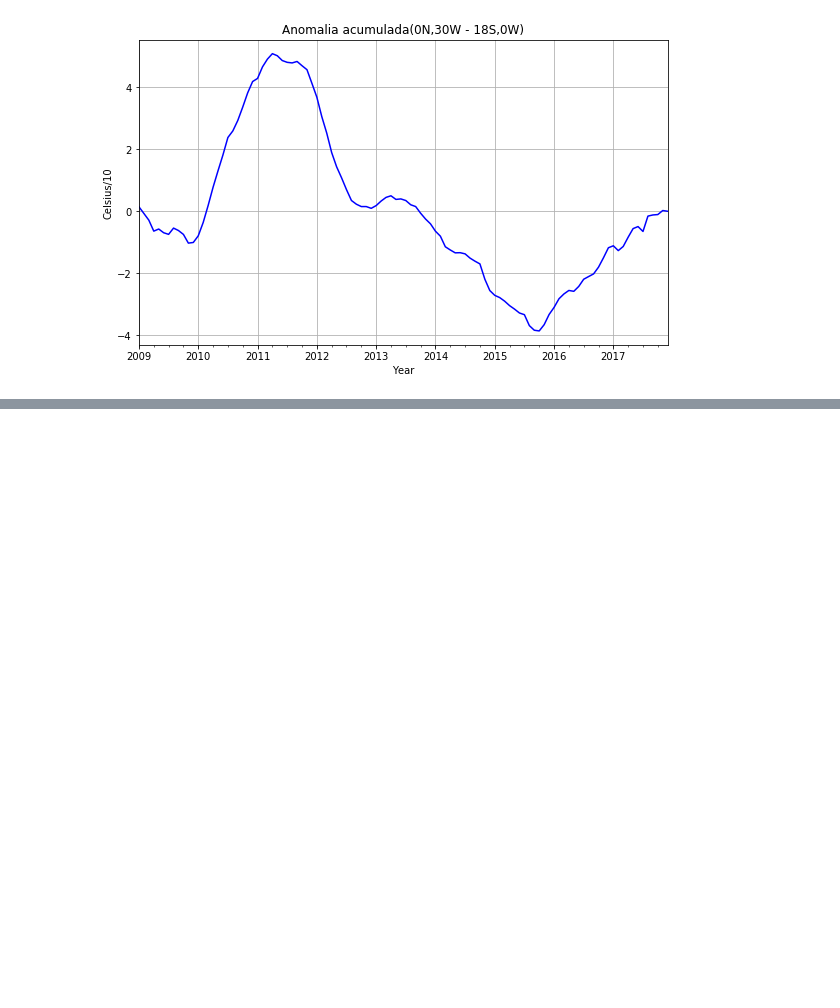
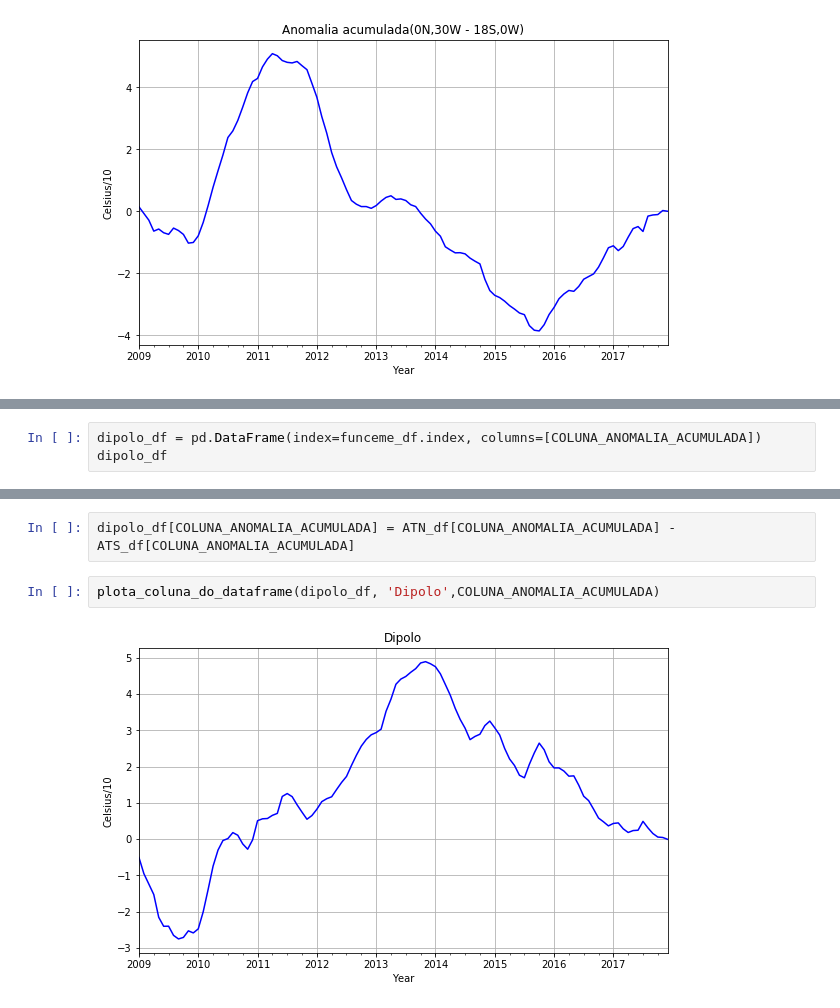
Before and after one commit to tiagotele/experimentos_oceanografia, a Jupyter notebook: Exame dos dados de anomalia.ipynb, the cells around one changed output, grey strips where cells are left out. Drawn from its saved outputs; the diff is of its cells as text; blank space fills up the shorter version.

Commit message:
Adicionando dipolo

```diff
--- a/Exame dos dados de anomalia.ipynb
+++ b/Exame dos dados de anomalia.ipynb
@@ -371,0 +374,3 @@ plota_coluna_do_dataframe(ATS_df, 'Anomalia acumulada(0N,30W - 18S,0W)',COLUNA_A
+# %%
+dipolo_df = pd.DataFrame(index=funceme_df.index, columns=[COLUNA_ANOMALIA_ACUMULADA])
+dipolo_df
@@ -371,0 +395,6 @@ plota_coluna_do_dataframe(ATS_df, 'Anomalia acumulada(0N,30W - 18S,0W)',COLUNA_A
+# %%
+dipolo_df[COLUNA_ANOMALIA_ACUMULADA] = ATN_df[COLUNA_ANOMALIA_ACUMULADA] - ATS_df[COLUNA_ANOMALIA_ACUMULADA]
+# %%
+plota_coluna_do_dataframe(dipolo_df, 'Dipolo',COLUNA_ANOMALIA_ACUMULADA)
+# %% [output]
+[figure, added]
```
Also changed, not shown: parts of 2 cells of this notebook.
